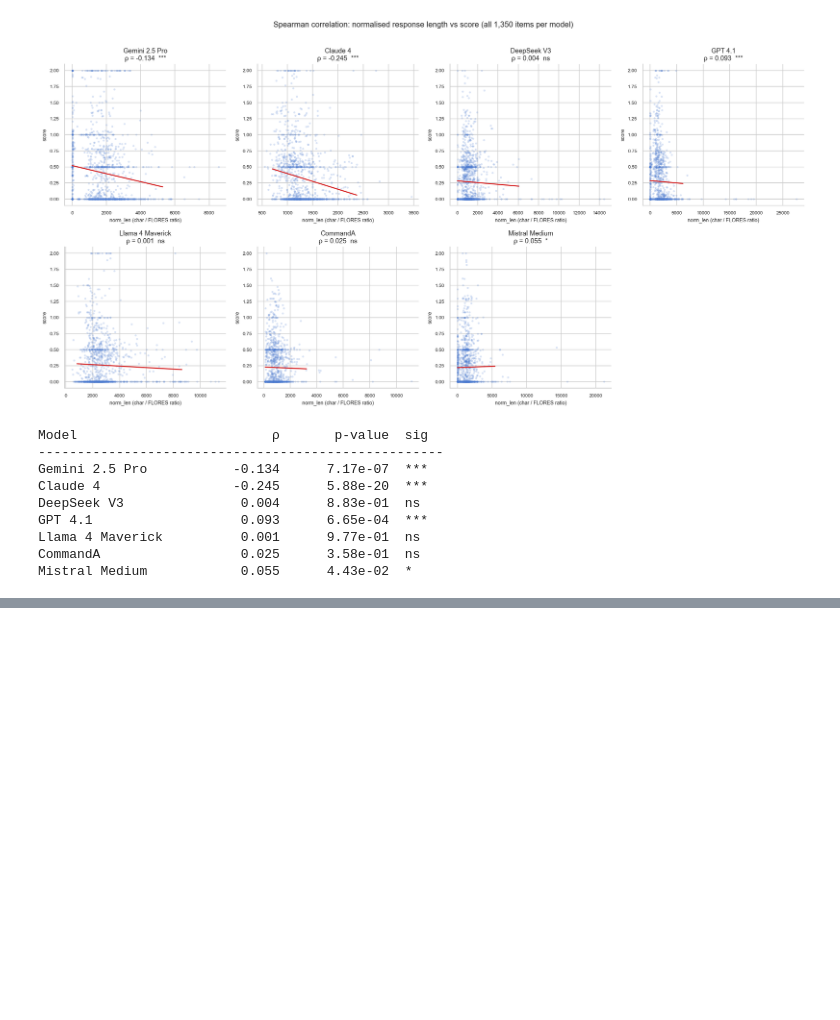
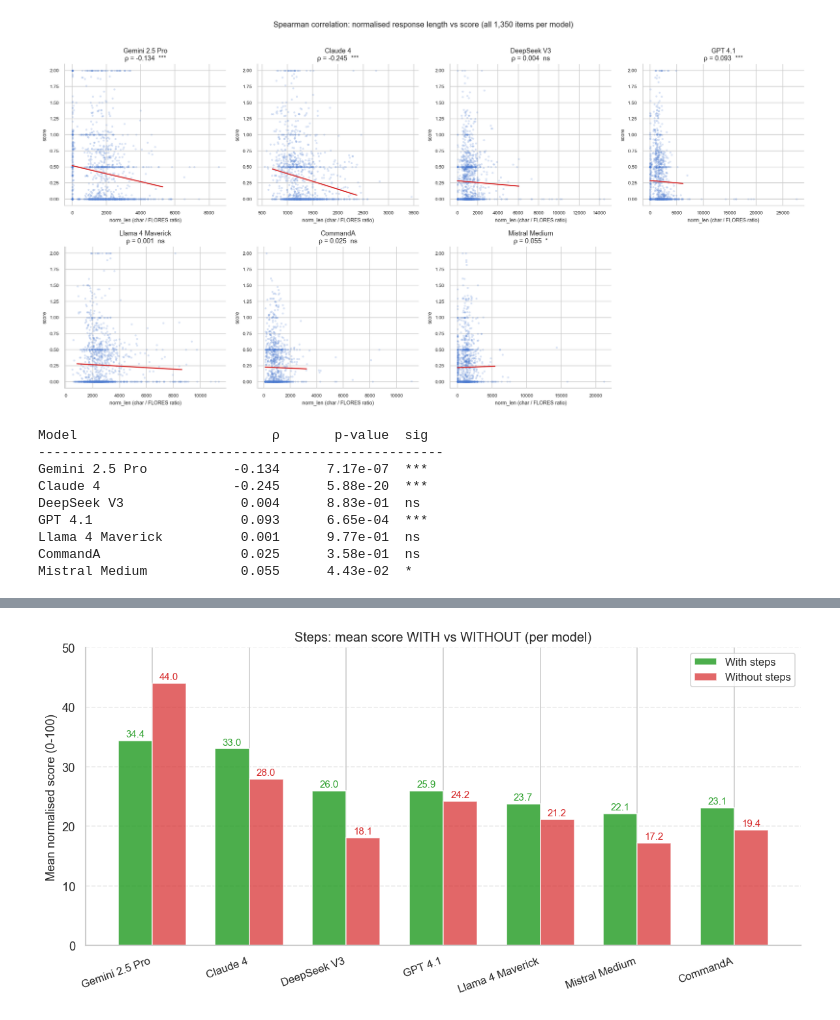
Before and after one commit to rita-berrada/wmt-mist, a Jupyter notebook: analysis_lr.ipynb, the cells around one changed output, grey strips where cells are left out. Drawn from its saved outputs; the diff is of its cells as text; code cells hidden in the pictures; blank space fills up the shorter version.

```diff
--- a/analysis_lr.ipynb
+++ b/analysis_lr.ipynb
@@ -2210,0 +2475,38 @@ Mistral Medium            0.055      4.43e-02  *
+# %%
+# ── Steps: mean score WITH vs WITHOUT per model ──────────────────────────────
+with_scores, without_scores = [], []
+for stem in STEMS_ORDERED:
+    mask = df[f'has_steps_{stem}']
+    with_scores.append(
+        df[mask][f'score_{stem}'].sum() / df[mask]['points'].sum() * 100
+        if mask.sum() > 0 else np.nan)
+    without_scores.append(
+        df[~mask][f'score_{stem}'].sum() / df[~mask]['points'].sum() * 100
+        if (~mask).sum() > 0 else np.nan)
+
+labels = [TOP_MODELS[s] for s in STEMS_ORDERED]
+x, bar_w = np.arange(len(STEMS_ORDERED)), 0.35
+
+fig, ax = plt.subplots(figsize=(10, 5))
+b1 = ax.bar(x - bar_w/2, with_scores,    width=bar_w, color='#2ca02c', alpha=0.85, label='With steps')
+b2 = ax.bar(x + bar_w/2, without_scores, width=bar_w, color='#d62728', alpha=0.7,  label='Without steps')
+for bar, v in zip(b1, with_scores):
+    if not np.isnan(v):
+        ax.text(bar.get_x()+bar.get_width()/2, bar.get_height()+0.3,
+                f'{v:.1f}', ha='center', va='bottom', fontsize=9, color='#2ca02c')
+for bar, v in zip(b2, without_scores):
+    if not np.isnan(v):
+        ax.text(bar.get_x()+bar.get_width()/2, bar.get_height()+0.3,
+                f'{v:.1f}', ha='center', va='bottom', fontsize=9, color='#d62728')
+ax.set_xticks(x); ax.set_xticklabels(labels, rotation=20, ha='right', fontsize=10)
+ax.set_ylabel('Mean normalised score (0-100)', fontsize=11)
+ax.set_ylim(0, 50)
+ax.set_title('Steps: mean score WITH vs WITHOUT (per model)', fontsize=12)
+ax.legend(fontsize=10)
+ax.yaxis.grid(True, linestyle='--', alpha=0.4); ax.set_axisbelow(True)
+for spine in ['top','right']: ax.spines[spine].set_visible(False)
+plt.tight_layout()
+plt.savefig(ROOT / 'figures/analysis4_steps_score_bar.png', dpi=150, bbox_inches='tight')
+plt.show()
+# %% [output]
+[figure, added]
```
Also changed, not shown: parts of 19 cells of this notebook.
